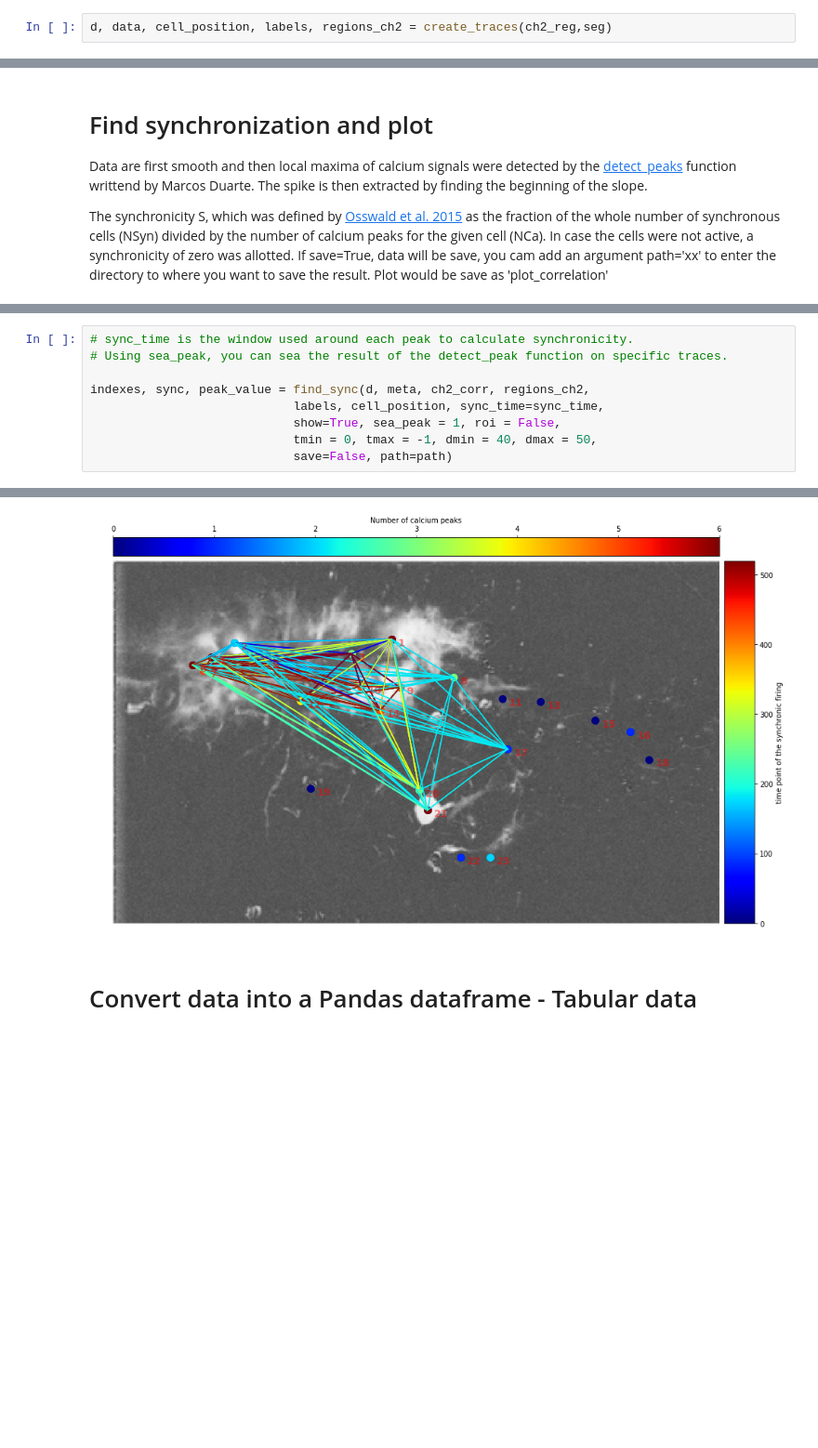
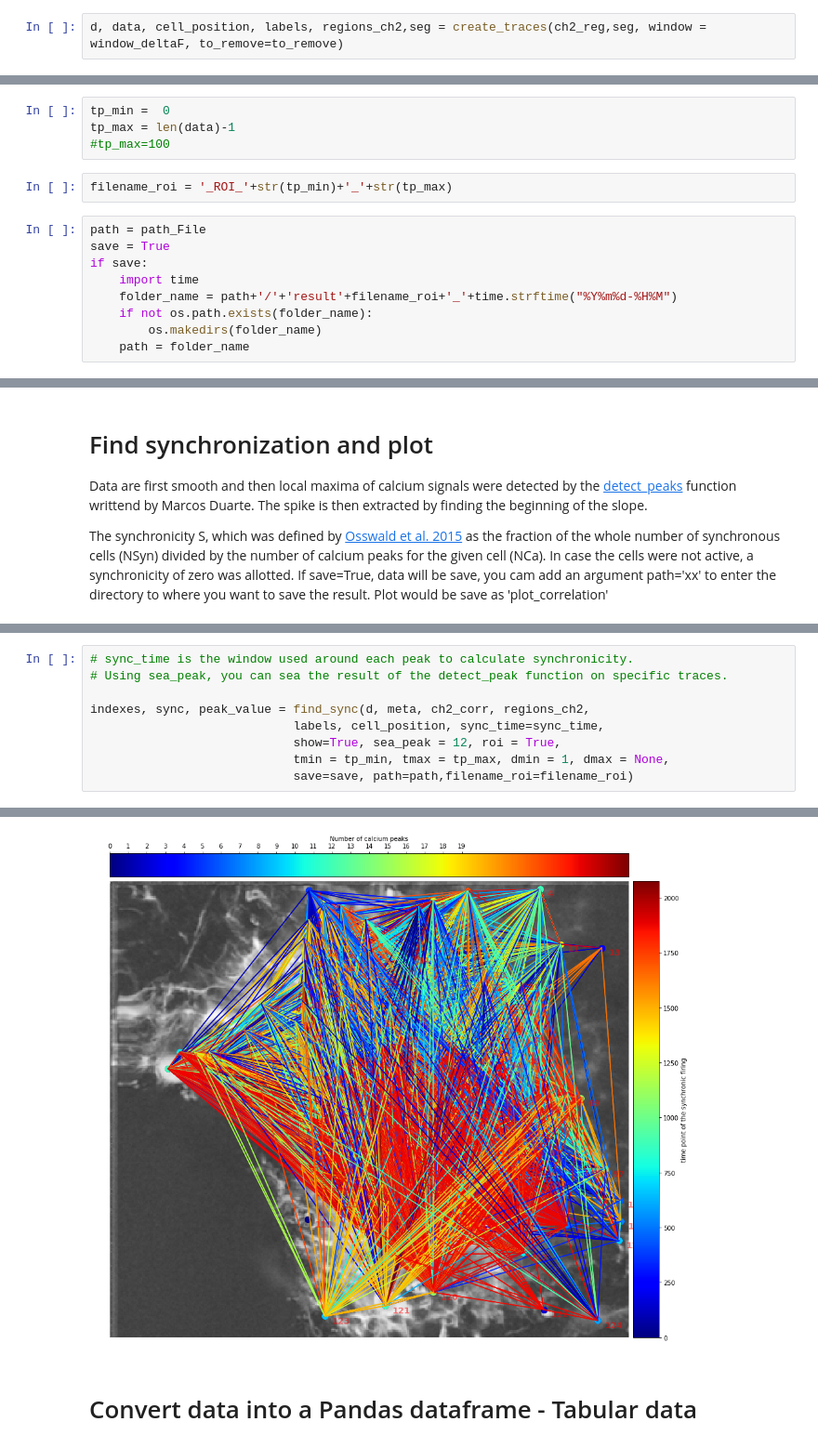
Before and after one commit to bioimage-analysis/HumsaTraces, a Jupyter notebook: notebook/Humsa_Ca_release_synchronicity.ipynb, the cells around one changed output, grey strips where cells are left out. Shown at 93% size. Drawn from its saved outputs; the diff is of its cells as text; blank space fills up the shorter version.

```diff
--- a/notebook/Humsa_Ca_release_synchronicity.ipynb
+++ b/notebook/Humsa_Ca_release_synchronicity.ipynb
@@ -209,7 +238,22 @@ ${\Delta F}/F$ value at frame i of ROI j-th is computed by subtracting its mean
 # %%
-d, data, cell_position, labels, regions_ch2 = create_traces(ch2_reg,seg)
+d, data, cell_position, labels, regions_ch2,seg = create_traces(ch2_reg,seg, window = window_deltaF, to_remove=to_remove)
 # %% [markdown]
 # Plot traces
 If save=True, data will be save, you cam add an argument path='xx' to enter the directory to where you want to save the result. Plot would be save as 'plot_traces'
+# %%
+tp_min =  0
+tp_max = len(data)-1
+#tp_max=100
+# %%
+filename_roi = '_ROI_'+str(tp_min)+'_'+str(tp_max)
+# %%
+path = path_File
+save = True
+if save:
+    import time
+    folder_name = path+'/'+'result'+filename_roi+'_'+time.strftime("%Y%m%d-%H%M")
+    if not os.path.exists(folder_name):
+        os.makedirs(folder_name)
+    path = folder_name
 # %%
 plot_traces(ch2_corr, meta, data, seg, cell_position, labels,
@@ -236,7 +280,7 @@ time frame = 3.0 sec
 
 indexes, sync, peak_value = find_sync(d, meta, ch2_corr, regions_ch2,
                             labels, cell_position, sync_time=sync_time,
-                            show=True, sea_peak = 1, roi = False,
-                            tmin = 0, tmax = -1, dmin = 40, dmax = 50,
-                            save=False, path=path)
+                            show=True, sea_peak = 12, roi = True,
+                            tmin = tp_min, tmax = tp_max, dmin = 1, dmax = None,
+                            save=save, path=path,filename_roi=filename_roi)
 # %% [output]
@@ -244,4 +288,4 @@ indexes, sync, peak_value = find_sync(d, meta, ch2_corr, regions_ch2,
-[figure, old version]
+[figure, new version]
 # %% [markdown]
 # Convert data into a Pandas dataframe - Tabular data
 # %% [markdown]
```
Also changed, not shown: parts of 28 cells of this notebook, 6 other files.
